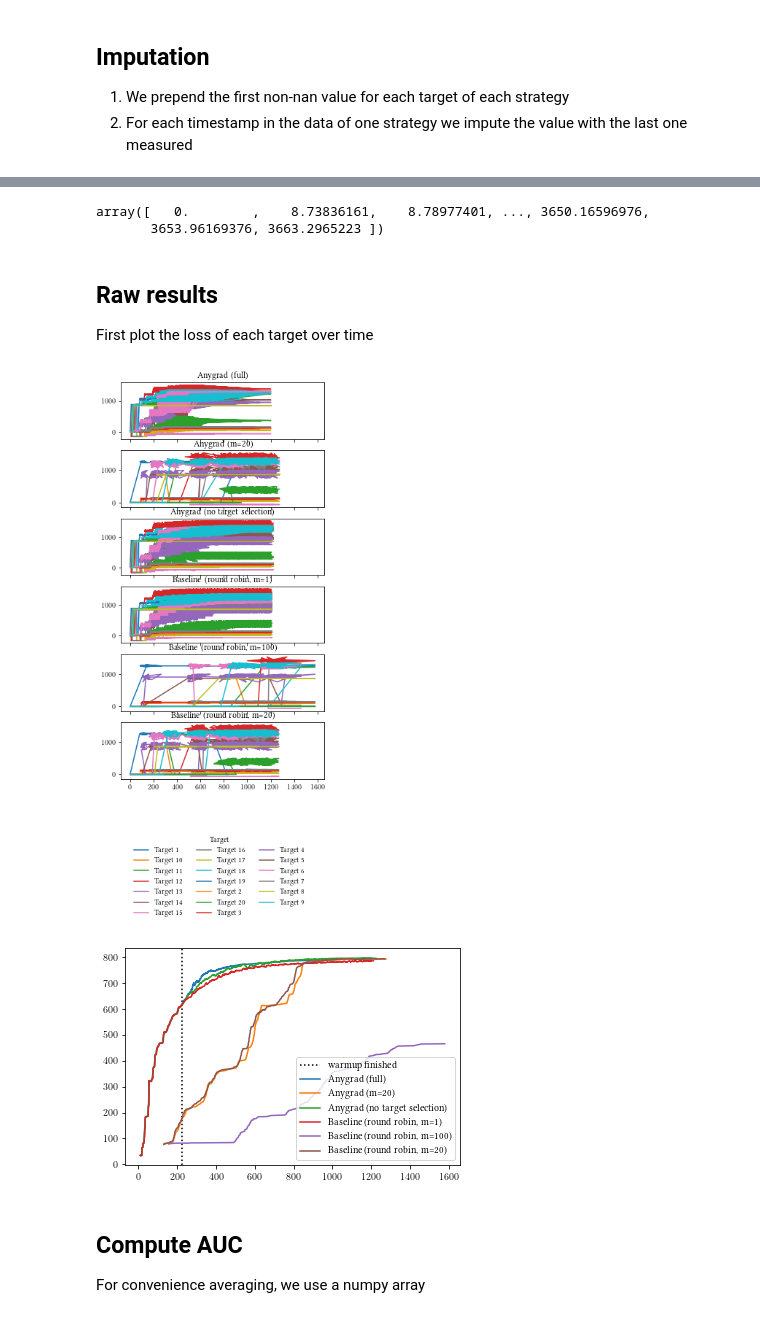
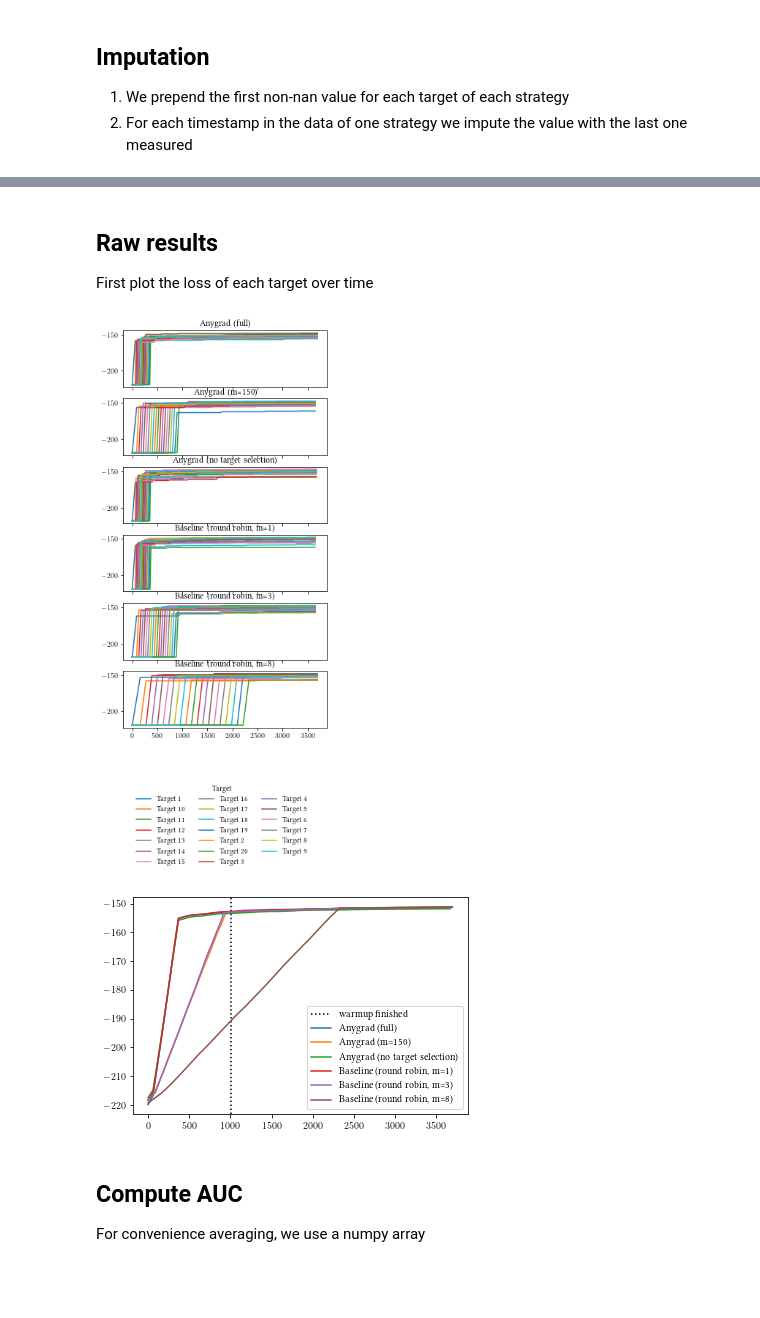
Before and after one commit to heymarco/anygrad, a Jupyter notebook: plotting/evaluate_autoencoder.ipynb, the cells around one changed output, grey strips where cells are left out. Saved outputs shown, nothing was run; the diff lists cells and outputs as text; code cells hidden in the pictures; blank space fills up the shorter version.

```diff
--- a/plotting/evaluate_autoencoder.ipynb
+++ b/plotting/evaluate_autoencoder.ipynb
@@ -13,7 +13,7 @@ mpl.rc('font', family='serif')
 
 from src.utils import load_all_csv_in_dir
 # %%
-target_dir = "gmm_anygrad"
+target_dir = "conv_anygrad"
 data_dir = os.path.join("..", "PythonAnygrad", "save", target_dir)
 data = load_all_csv_in_dir(data_dir)
 data = data.dropna(subset=["value"]).sort_values(by="total_iterations")
@@ -78,8 +77,5 @@ data
 # %%
 np.unique(data["total_time"])
-# %% [output]
-array([   0.        ,    8.73836161,    8.78977401, ..., 3650.16596976,
-       3653.96169376, 3663.2965223 ])
 # %% [markdown]
 ## Raw results
 First plot the loss of each target over time
@@ -100,27 +96,27 @@ lgd = plt.figlegend(handles, labels, loc='lower center', bbox_to_anchor=(0., -0.
                   frameon=False, ncol=3, title="Target")
 plt.show()
 # %% [output]
-[figure, old version]
+[figure, new version]
 # %%
 for i, strategy in enumerate(strategies):
     strategy_data = data.groupby("strategy").get_group(strategy)
     ax = axes[i]
     ax.set_title(strategy)
     grouped_strategy_data = strategy_data.groupby("total_time")
     x = (grouped_strategy_data["total_time"].mean()).rolling(window=1).mean()
-    y = (grouped_strategy_data.sum().reset_index()["value"] / num_targets).rolling(window=70).mean()
+    y = (grouped_strategy_data.mean().reset_index()["value"]).rolling(window=1).mean()
     if strategy == "Anygrad (full)":
         remove = grouped_strategy_data.mean()
         warmup = strategy_data.groupby("context_change").mean().reset_index()
         warmup = warmup[warmup["round"] == 3]["total_time"]
         finish_warmup_time = list(warmup)[-1]
         plt.axvline(finish_warmup_time, color="black", ls="dotted", label="warmup finished")
     plt.plot(x, y, label=strategy)
 plt.legend()
 plt.savefig(os.path.join("save", target_dir + ".pdf"))
 plt.show()
 # %% [output]
-[figure, old version]
+[figure, new version]
 # %% [markdown]
 ## Compute AUC
 
```
Also changed, not shown: parts of 4 cells of this notebook, 2 other files.
